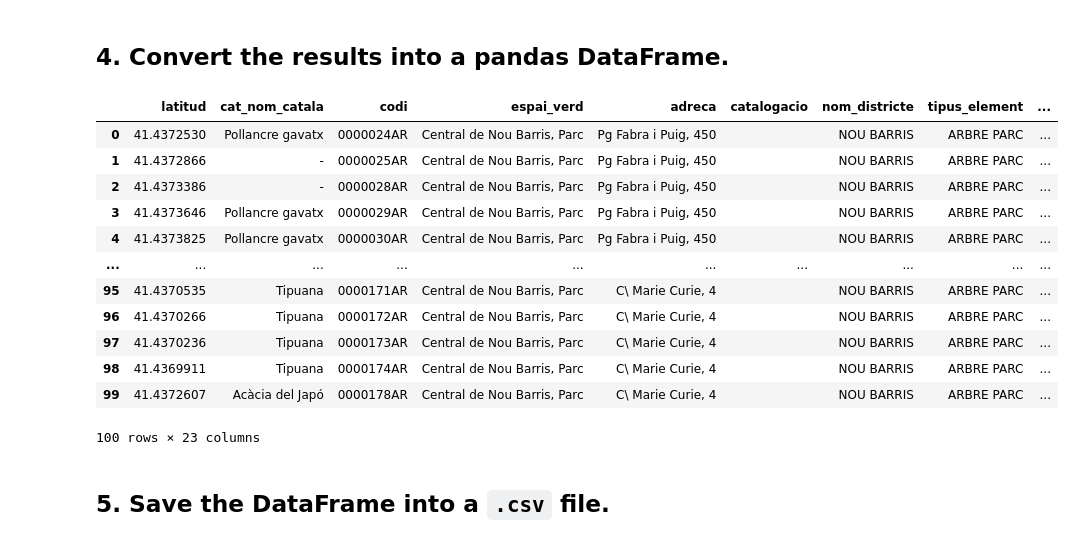
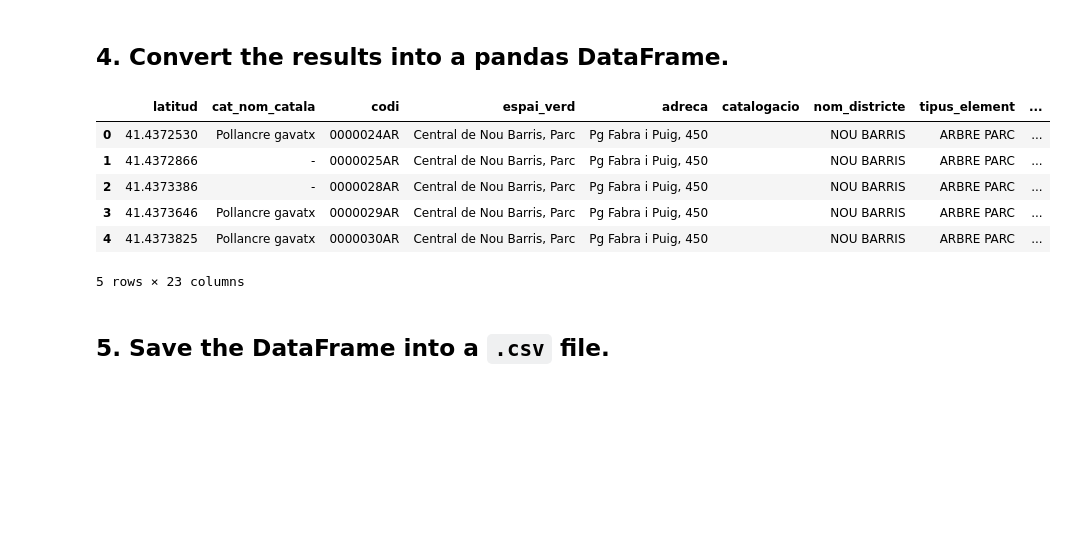
Before and after one commit to edupetitvalley/sprint10-apis, a Jupyter notebook: sprint-10-apis.ipynb, the cells around one changed output. Drawn from its saved outputs; the diff is of its cells as text; code cells hidden in the pictures; blank space fills up the shorter version.

```diff
--- a/sprint-10-apis.ipynb
+++ b/sprint-10-apis.ipynb
@@ -416,21 +365,15 @@ record: 99 : {'latitud': '41.4372607', 'cat_nom_catala': 'Acàcia del Japó', 'c
 # %%
 df = pd.json_normalize(data["result"]["records"])
 
-df
+df.head()
 # %% [output]
 |  | latitud | cat_nom_catala | codi | espai_verd | adreca | catalogacio | nom_districte | tipus_element | ... |
 | 0 | 41.4372530 | Pollancre gavatx | 0000024AR | Central de Nou Barris, Parc | Pg Fabra i Puig, 450 |  | NOU BARRIS | ARBRE PARC | ... |
 | 1 | 41.4372866 | - | 0000025AR | Central de Nou Barris, Parc | Pg Fabra i Puig, 450 |  | NOU BARRIS | ARBRE PARC | ... |
 | 2 | 41.4373386 | - | 0000028AR | Central de Nou Barris, Parc | Pg Fabra i Puig, 450 |  | NOU BARRIS | ARBRE PARC | ... |
 | 3 | 41.4373646 | Pollancre gavatx | 0000029AR | Central de Nou Barris, Parc | Pg Fabra i Puig, 450 |  | NOU BARRIS | ARBRE PARC | ... |
 | 4 | 41.4373825 | Pollancre gavatx | 0000030AR | Central de Nou Barris, Parc | Pg Fabra i Puig, 450 |  | NOU BARRIS | ARBRE PARC | ... |
-| ... | ... | ... | ... | ... | ... | ... | ... | ... | ... |
-| 95 | 41.4370535 | Tipuana | 0000171AR | Central de Nou Barris, Parc | C\ Marie Curie, 4 |  | NOU BARRIS | ARBRE PARC | ... |
-| 96 | 41.4370266 | Tipuana | 0000172AR | Central de Nou Barris, Parc | C\ Marie Curie, 4 |  | NOU BARRIS | ARBRE PARC | ... |
-| 97 | 41.4370236 | Tipuana | 0000173AR | Central de Nou Barris, Parc | C\ Marie Curie, 4 |  | NOU BARRIS | ARBRE PARC | ... |
-| 98 | 41.4369911 | Tipuana | 0000174AR | Central de Nou Barris, Parc | C\ Marie Curie, 4 |  | NOU BARRIS | ARBRE PARC | ... |
-| 99 | 41.4372607 | Acàcia del Japó | 0000178AR | Central de Nou Barris, Parc | C\ Marie Curie, 4 |  | NOU BARRIS | ARBRE PARC | ... |
-100 rows × 23 columns
+5 rows × 23 columns
 # %% [markdown]
 ## 5. **Save the DataFrame** into a `.csv` file.
 # %%
```
Also changed, not shown: parts of 13 cells of this notebook.
